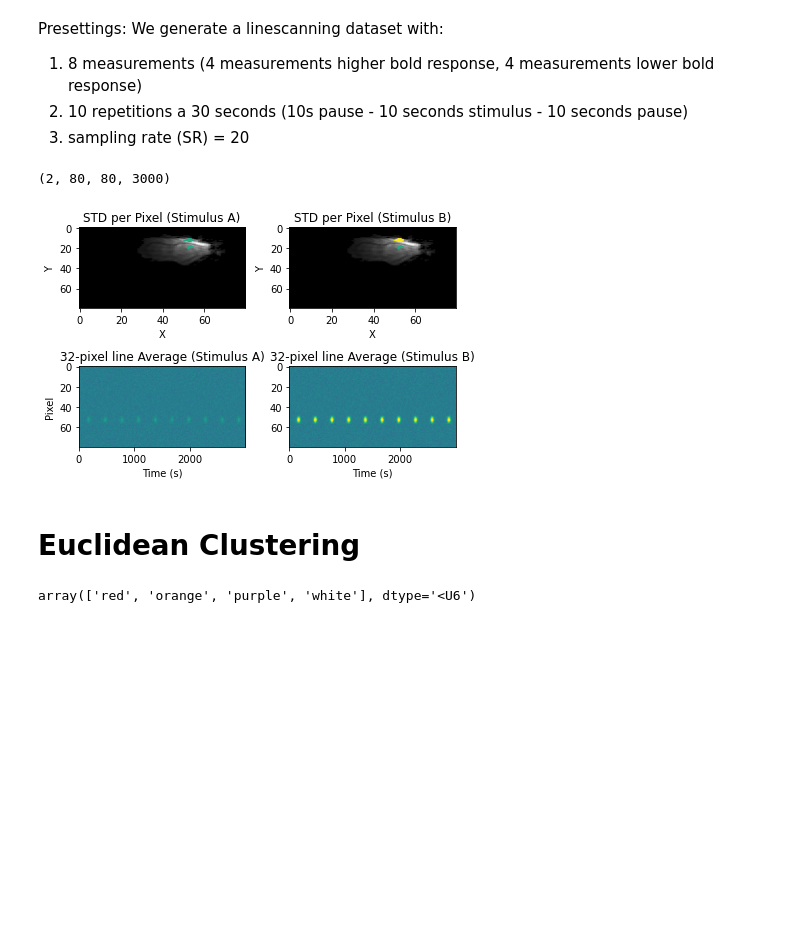
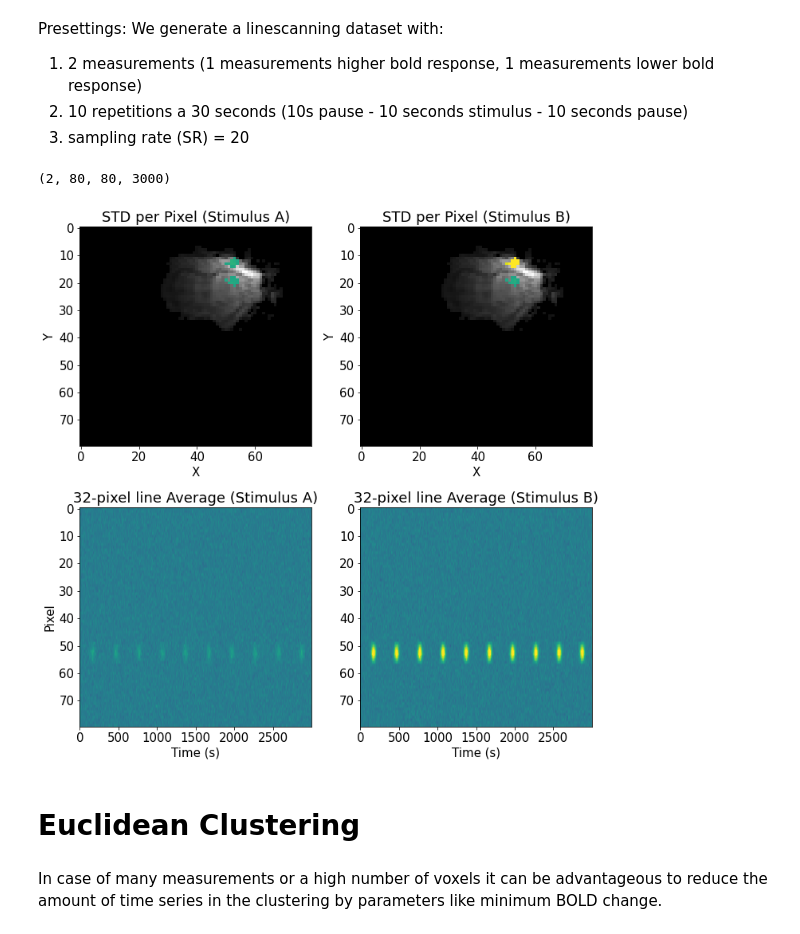
Before and after one commit to lucasplagwitz/fmri-clustering, a Jupyter notebook: tutorials/05_linecsanning_euclidean.ipynb, the cells around one changed output. Saved outputs shown, nothing was run; the diff lists cells and outputs as text; code cells hidden in the pictures; blank space fills up the shorter version.

```diff
--- a/tutorials/05_linecsanning_euclidean.ipynb
+++ b/tutorials/05_linecsanning_euclidean.ipynb
@@ -6,10 +8,10 @@ from scripts.simulate_data import generate_slice
 # %%
-plt.rcParams['figure.figsize'] = 12, 12
+plt.rcParams['figure.figsize'] = [10, 10]
 plt.rcParams["font.family"] = "sans-serif"
 plt.rcParams["font.size"] = 15
 # %% [markdown]
 Presettings: We generate a linescanning dataset with:
-1. 8 measurements (4 measurements higher bold response, 4 measurements lower bold response)
+1. 2 measurements (1 measurements higher bold response, 1 measurements lower bold response)
 2. 10 repetitions a 30 seconds (10s pause - 10 seconds stimulus - 10 seconds pause)
 3. sampling rate (SR) = 20
 # %%
@@ -36,6 +38,7 @@ print(X.shape)
 # %% [output]
 (2, 80, 80, 3000)
 # %%
+fig = plt.Figure((12, 12))
 plt.subplot(221)
 plt.title("STD per Pixel (Stimulus A)")
 plt.imshow(background, cmap="binary_r")
@@ -43,34 +46,34 @@ plt.imshow(np.std(np.mean(X[:1, :, :, :], axis=0), axis=-1), aspect="auto",
            vmin=0, vmax=np.std(np.mean(X[:, :, :, :], axis=0), axis=-1).max(),
            alpha=(np.std(X[0, :, :, :], axis=-1)>.21).astype(float))
 #plt.xticks(np.arange(np.shape(X)[2])[::2000], np.arange(np.shape(X)[2])[::2000]//20)
 plt.ylabel("Y")
 plt.xlabel("X")
 plt.subplot(222)
 plt.title("STD per Pixel (Stimulus B)")
 plt.imshow(background, cmap="binary_r")
 plt.imshow(np.std(np.mean(X[1:, :, :, :], axis=0), axis=-1), aspect="auto",
            vmin=0, vmax=np.std(np.mean(X[:, :, :, :], axis=0), axis=-1).max(),
            alpha=(np.std(X[0, :, :, :], axis=-1)>.21).astype(float))
 #plt.xticks(np.arange(np.shape(X)[2])[::2000], np.arange(np.shape(X)[2])[::2000]//20)
 plt.ylabel("Y")
 plt.xlabel("X")
 
 
 plt.subplot(223)
 plt.title("32-pixel line Average (Stimulus A)")
 plt.imshow(np.mean(X[:1, 12, :, :], axis=0), aspect="auto", vmin=0, vmax=np.mean(X[:, 12], axis=0).max())
 #plt.xticks(np.arange(np.shape(X)[2])[::2000], np.arange(np.shape(X)[2])[::2000]//20)
 plt.ylabel("Pixel")
 plt.xlabel("Time (s)")
 plt.subplot(224)
 plt.imshow(np.mean(X[1:, 12, :, :], axis=0), aspect="auto", vmin=0, vmax=np.mean(X[:, 12], axis=0).max())
 #plt.xticks(np.arange(np.shape(X)[2])[::2000], np.arange(np.shape(X)[2])[::2000]//20)
 plt.xlabel("Time (s)")
 plt.title("32-pixel line Average (Stimulus B)")
 plt.tight_layout()
 plt.show()
 # %% [output]
-[figure, old version]
+[figure, new version]
 # %% [markdown]
 # Euclidean Clustering
 # %%
@@ -94,6 +96,8 @@ from sklearn.cluster import AgglomerativeClustering
 
 n_classes = 4
 start, end = 100, 200  # interval to search the stimulus response
+# %% [markdown]
+In case of many measurements or a high number of voxels it can be advantageous to reduce the amount of time series in the clustering by parameters like minimum BOLD change.
 # %%
 cluster = AgglomerativeClustering(n_clusters=n_classes).fit_predict(T[:, start:end])
 # %%
@@ -104,8 +108,4 @@ for i in np.unique(cluster):
 order = list({k: v for k, v in sorted(allo.items(), key=lambda item: item[1], reverse=True)}.keys())
 #colors = colors[order]
 cluster2 = cluster.copy()
-# %%
-colors
-# %% [output]
-array(['red', 'orange', 'purple', 'white'], dtype='<U6')
 # %%
```
Also changed, not shown: parts of 3 cells of this notebook, 2 other files.
